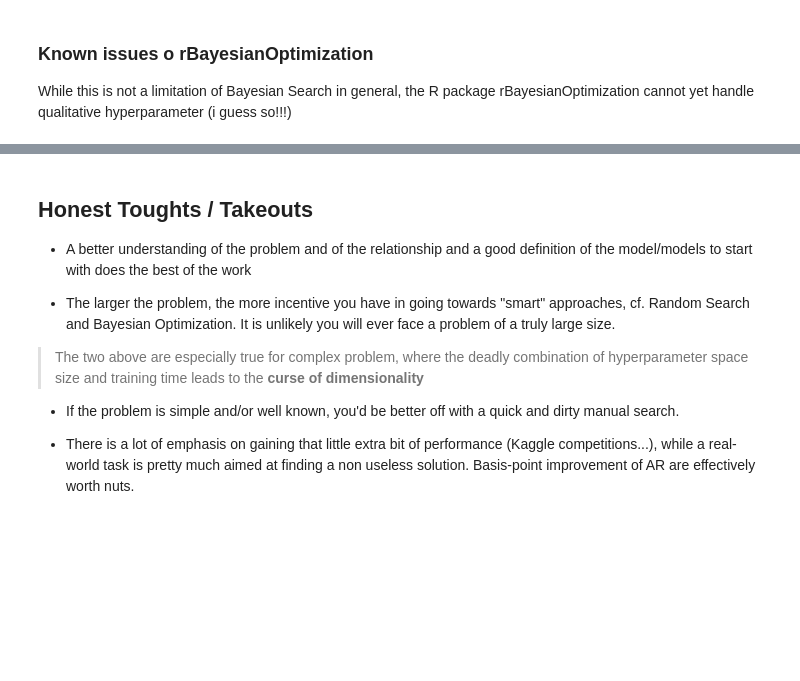
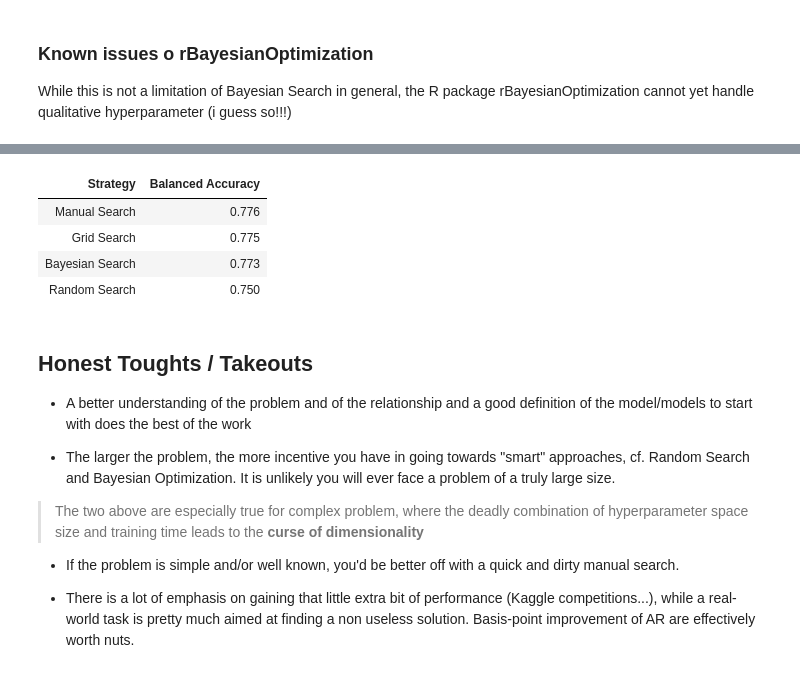
Before and after one commit to mmmlc/mlTeachings, a Jupyter notebook: 2_4_HyperparameterOptimization.ipynb, the cells around one changed output, grey strips where cells are left out. Cells and saved outputs as stored; diff of their text form; code cells hidden in the pictures; blank space fills up the shorter version.

```diff
--- a/2_4_HyperparameterOptimization.ipynb
+++ b/2_4_HyperparameterOptimization.ipynb
@@ -399,3 +420,16 @@ Balanced Accuracy
+# %%
+data_frame(
+'Manual Search' = (acc = confusionMatrix(test_response, titanic_df$y_test$class, positive = 'Yes'))[['byClass']]['Balanced Accuracy']  %>% round(3) %>% unlist,
+'Grid Search' = (acc_grid = confusionMatrix(test_response_grid, titanic_df$y_test$class, positive = 'Yes'))[['byClass']]['Balanced Accuracy'] %>% round(3) %>% list('Grid Search ' = .) %>% unlist,
+'Random Search' = (acc_random = confusionMatrix(test_response_random, titanic_df$y_test$class, positive = 'Yes'))[['byClass']]['Balanced Accuracy'] %>% round(3) %>% list('Random Search ' = .) %>% unlist,
+'Bayesian Search' = (acc_bayes = confusionMatrix(test_response_bayes, titanic_df$y_test$class, positive = 'Yes'))[['byClass']]['Balanced Accuracy'] %>% round(3) %>% list('Bayesian Search ' = .) %>% unlist
+) %>% gather(key = 'Strategy', value = 'Balanced Accuracy') %>% arrange(desc(`Balanced Accuracy`))
+# %% [output]
+| Strategy | Balanced Accuracy |
+| Manual Search | 0.776 |
+| Grid Search | 0.775 |
+| Bayesian Search | 0.773 |
+| Random Search | 0.750 |
 # %% [markdown]
 ## Honest Toughts / Takeouts
 
```
Also changed, not shown: parts of 21 cells of this notebook, 4 other files.
